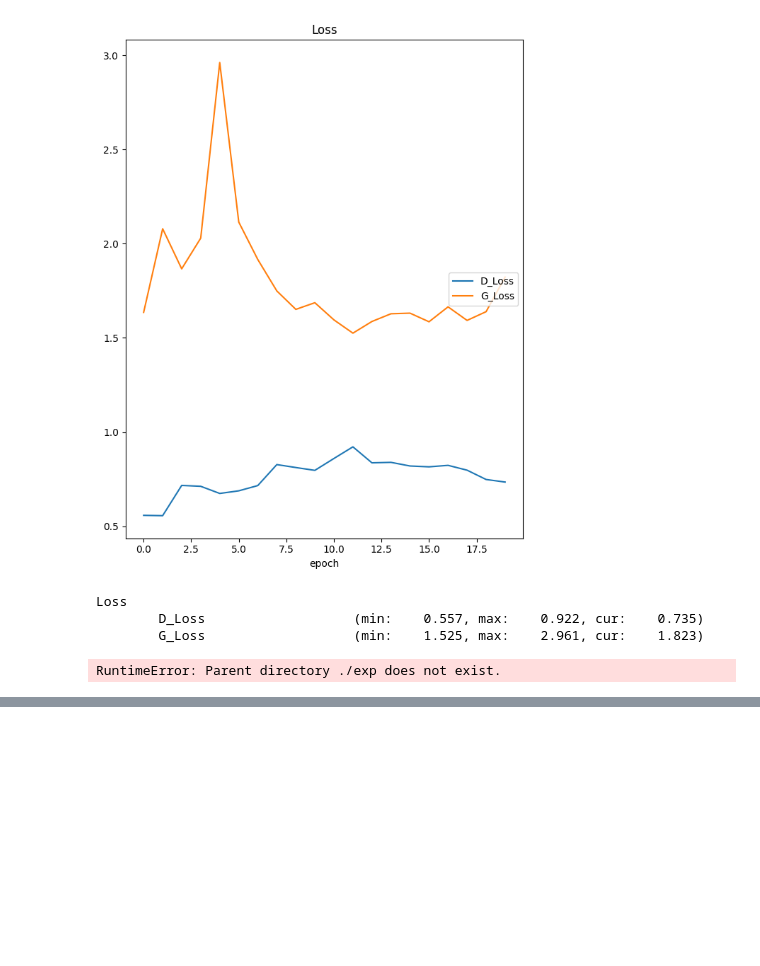
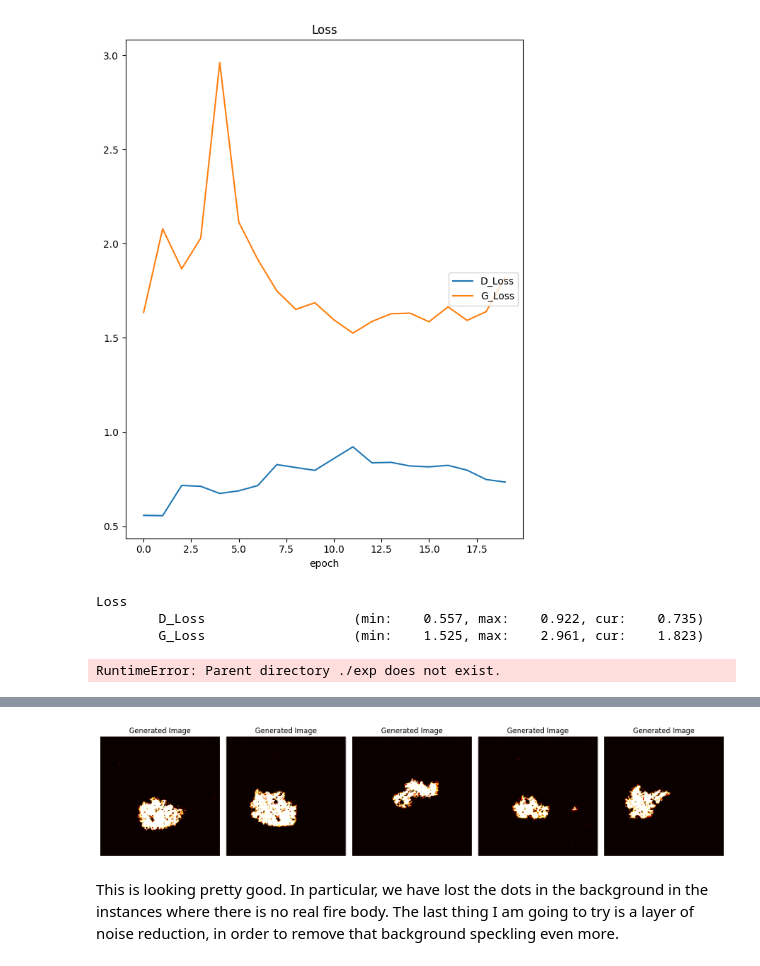
Before and after one commit to edsml-hs1623/Wildfire-Prediction, a Jupyter notebook: GAN_2.ipynb, the cells around one changed output, grey strips where cells are left out. Drawn from its saved outputs; the diff is of its cells as text; code cells hidden in the pictures; blank space fills up the shorter version.

```diff
--- a/GAN_2.ipynb
+++ b/GAN_2.ipynb
@@ -570,0 +845,10 @@ visualize_random_train_images(train_loader, num_images_to_show=5)
+# %%
+# Assuming 'G' is your generator model, 'device' is your computation device (CPU or GPU), and 'z_dim' is the dimension of the latent space
+z_dim = 100  # Replace with the correct dimension of the latent space
+
+# Visualize generated images
+visualize_generated_images(G, device, z_dim, num_images_to_generate=5)
+# %% [output]
+[figure, added]
+# %% [markdown]
+This is looking pretty good. In particular, we have lost the dots in the background in the instances where there is no real fire body. The last thing I am going to try is a layer of noise reduction, in order to remove that background speckling even more.
```
Also changed, not shown: parts of 30 cells of this notebook.
